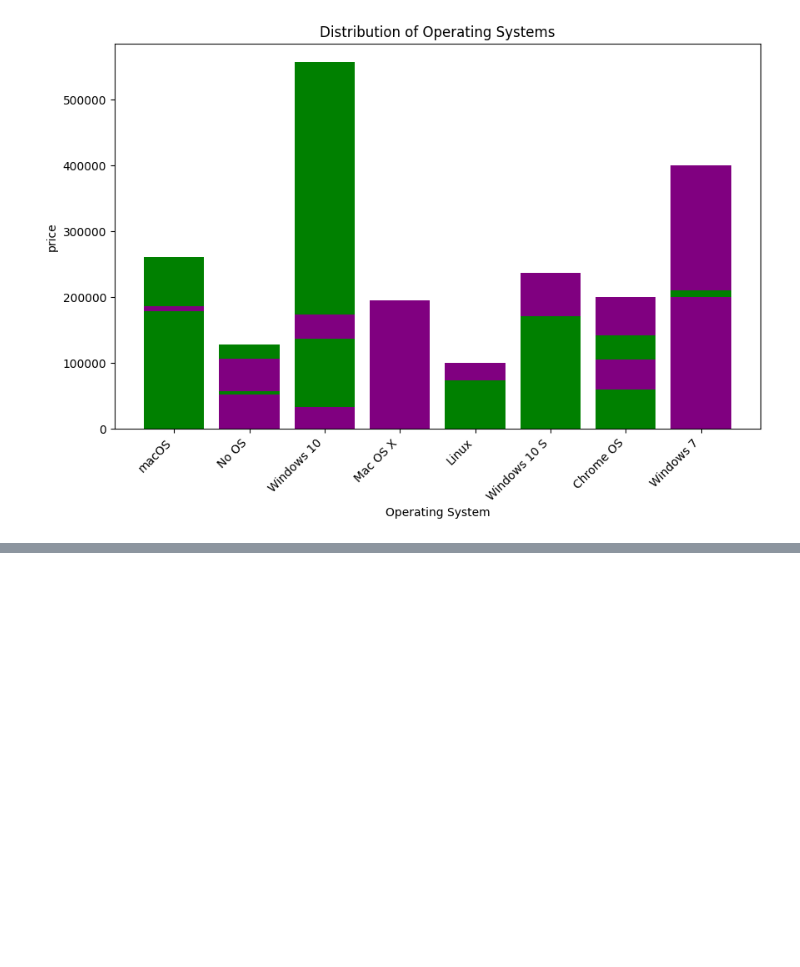
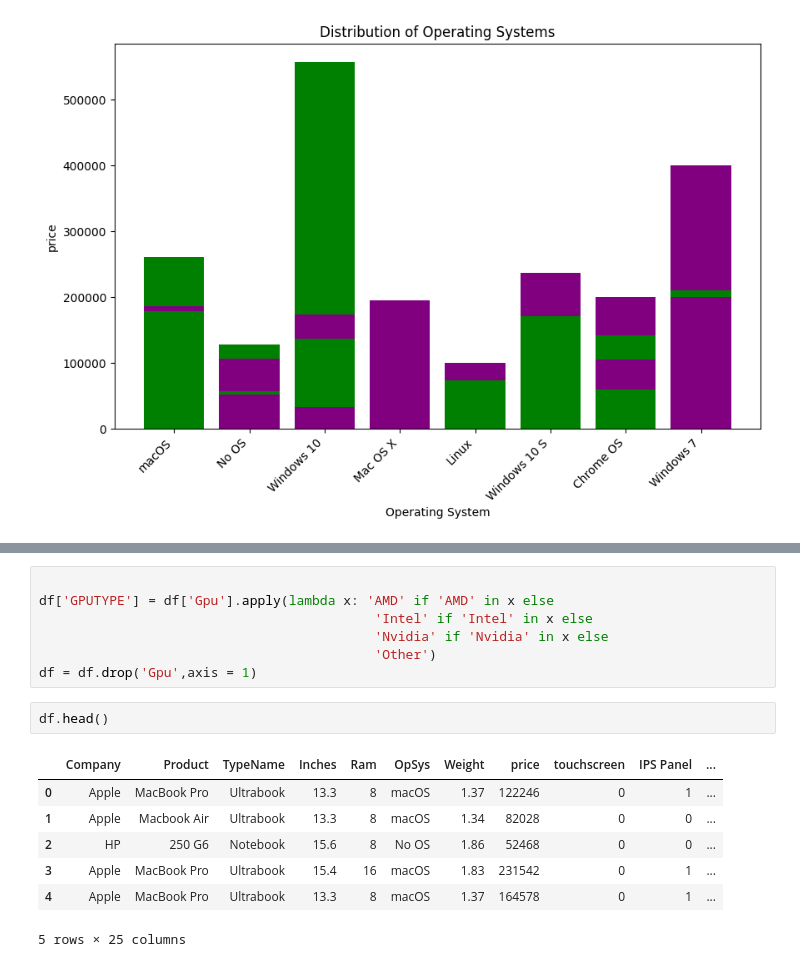
Before and after one commit to 23ME30056/Lappy_price, a Jupyter notebook: main.ipynb, the cells around one changed output, grey strips where cells are left out. Cells and saved outputs as stored; diff of their text form; blank space fills up the shorter version.

Commit message:
Kaggle Notebook | laptop price predictor | Version 1

```diff
--- a/main.ipynb
+++ b/main.ipynb
@@ -614,0 +654,17 @@ plt.show()
+# %%
+
+df['GPUTYPE'] = df['Gpu'].apply(lambda x: 'AMD' if 'AMD' in x else
+                                           'Intel' if 'Intel' in x else
+                                           'Nvidia' if 'Nvidia' in x else
+                                           'Other')
+df = df.drop('Gpu',axis = 1)
+# %%
+df.head()
+# %% [output]
+|  | Company | Product | TypeName | Inches | Ram | OpSys | Weight | price | touchscreen | IPS Panel | ... |
+| 0 | Apple | MacBook Pro | Ultrabook | 13.3 | 8 | macOS | 1.37 | 122246 | 0 | 1 | ... |
+| 1 | Apple | Macbook Air | Ultrabook | 13.3 | 8 | macOS | 1.34 | 82028 | 0 | 0 | ... |
+| 2 | HP | 250 G6 | Notebook | 15.6 | 8 | No OS | 1.86 | 52468 | 0 | 0 | ... |
+| 3 | Apple | MacBook Pro | Ultrabook | 15.4 | 16 | macOS | 1.83 | 231542 | 0 | 1 | ... |
+| 4 | Apple | MacBook Pro | Ultrabook | 13.3 | 8 | macOS | 1.37 | 164578 | 0 | 1 | ... |
+5 rows × 25 columns
```
Also changed, not shown: parts of 3 cells of this notebook.
